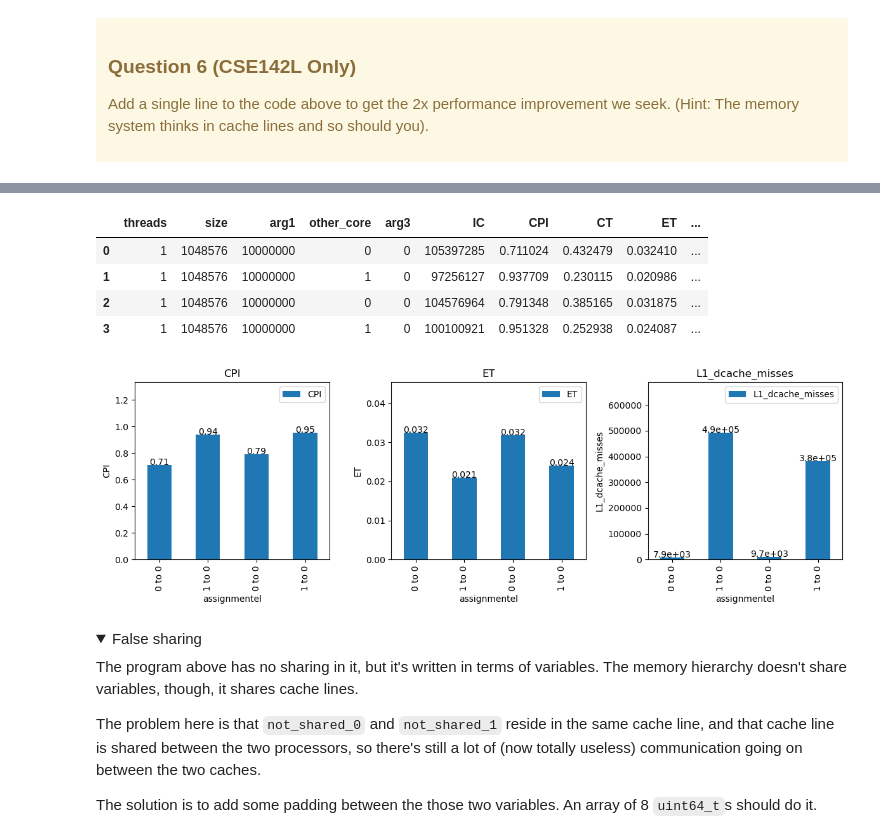
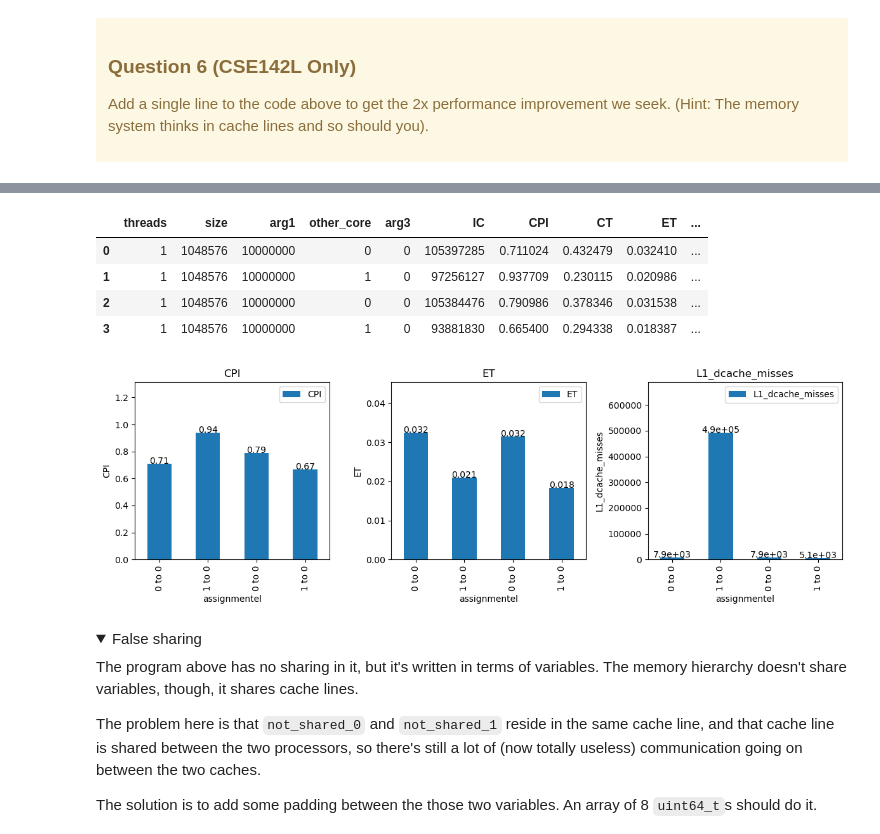
Before and after one commit to Bootpocalypse/2025su-cse142-cse142l-parallelism-starter, a Jupyter notebook: assignment-lab.ipynb, the cells around one changed output, grey strips where cells are left out. Cells and saved outputs as stored; diff of their text form; code cells hidden in the pictures; folded sections open.

```diff
--- a/assignment-lab.ipynb
+++ b/assignment-lab.ipynb
@@ -1060,6 +1060,7 @@ code=r"""
 
 volatile int shared = 0;
 volatile int not_shared_0 = 0;
+    uint64_t filler[8];
 volatile int not_shared_1 = 0;
 
 void go_0(uint64_t id,int count) {
@@ -1107,19 +1108,19 @@ make: Warning: File 'build/false_sharing_2.cpp' has modification time 27 s in th
 mkdir -p build/
 cp *.hpp build/
 cp *.h   build/
 g++-9  -DHAVE_LINUX_PERF_EVENT_H -pthread -DHAVE_LINUX_PERF_EVENT_H -I/home/dlwang/2025su-cse142-cse142l-parallelism-starter -g -O3 -fopenmp -lm -pthread -lboost_program_options -L/usr/lib/ -lboost_sy ...
 make: warning:  Clock skew detected.  Your build may be incomplete.
 Running on the cloud for: dlwang@ucsd.edu
 registering function: false_sharing_2
 Dynamically registering false_sharing_2
 Execution started
 Execution completed
 |  | threads | size | arg1 | other_core | arg3 | IC | CPI | CT | ET | ... |
 | 0 | 1 | 1048576 | 10000000 | 0 | 0 | 105397285 | 0.711024 | 0.432479 | 0.032410 | ... |
 | 1 | 1 | 1048576 | 10000000 | 1 | 0 | 97256127 | 0.937709 | 0.230115 | 0.020986 | ... |
-| 2 | 1 | 1048576 | 10000000 | 0 | 0 | 104576964 | 0.791348 | 0.385165 | 0.031875 | ... |
-| 3 | 1 | 1048576 | 10000000 | 1 | 0 | 100100921 | 0.951328 | 0.252938 | 0.024087 | ... |
+| 2 | 1 | 1048576 | 10000000 | 0 | 0 | 105384476 | 0.790986 | 0.378346 | 0.031538 | ... |
+| 3 | 1 | 1048576 | 10000000 | 1 | 0 | 93881830 | 0.665400 | 0.294338 | 0.018387 | ... |
-[figure, old version]
+[figure, new version]
 # %% [markdown]
 <details>
     <summary>False sharing</summary>
```
Also changed, not shown: parts of 2 cells of this notebook, 1 other file.
